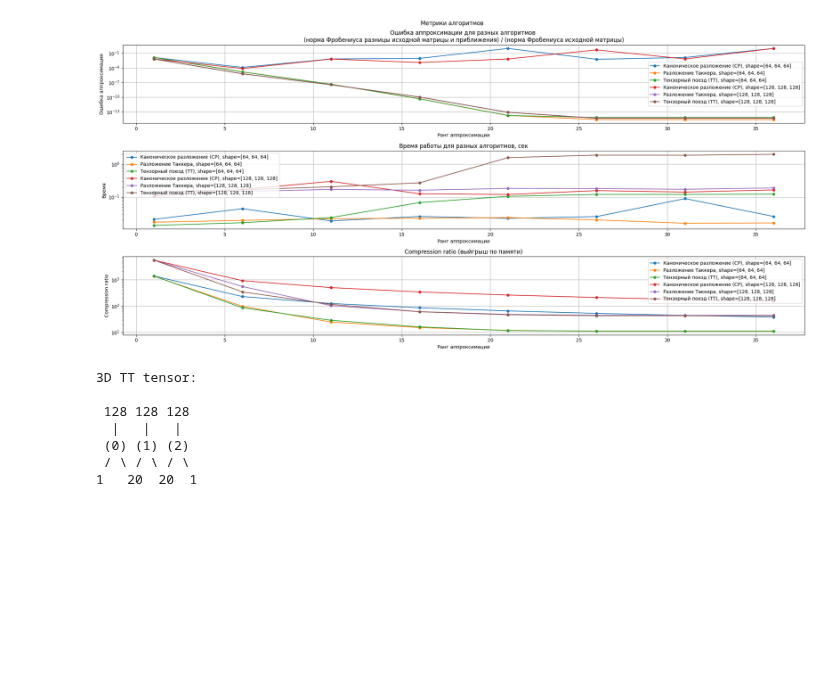
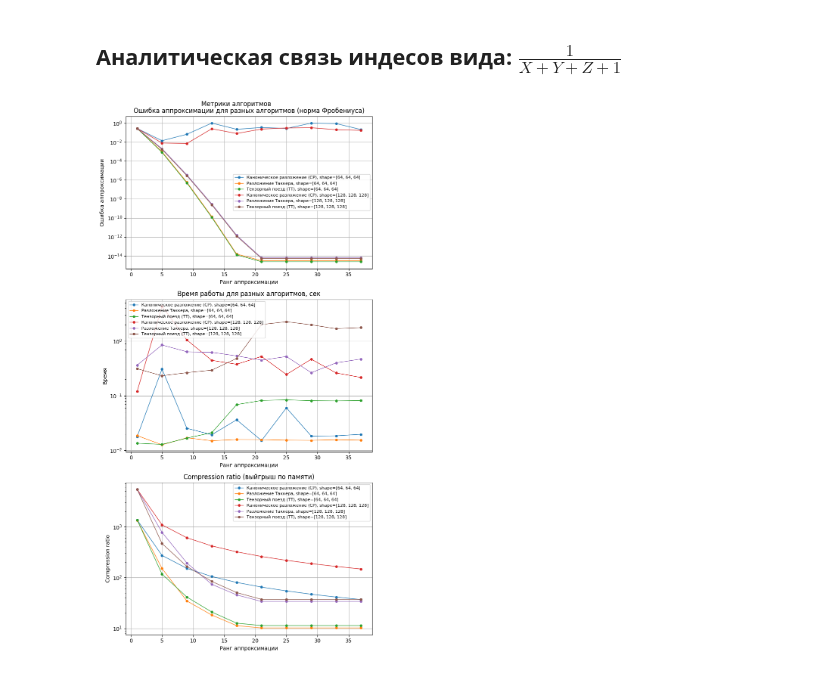
Before and after one commit to ol3gka/AI_Masters_NLA_projects_Matrix_Masters, a Jupyter notebook: Project_2/project_2.ipynb, the cells around one changed output. Saved outputs shown, nothing was run; the diff lists cells and outputs as text; code cells hidden in the pictures; blank space fills up the shorter version.

```diff
--- a/Project_2/project_2.ipynb
+++ b/Project_2/project_2.ipynb
@@ -39,15 +115,17 @@ print(f'{(time.time() - start):.2f}', 's')
+# %% [markdown]
+## Аналитическая связь индесов вида: $ \frac{1}{X + Y + Z + 1}$
 # %%
 shapes = [64, 128] # исследуем алгоритмы на равносторонних тензорах
 R = 40 # максимальный ранг аппроксимации
 
-fig, ax = plt.subplots(3, 1, figsize=(7*3, 10))
+fig, ax = plt.subplots(3, 1, figsize=(3*2.5, 15))
 for i, shape in enumerate(shapes):
   # инициализируем матрицы
   X, Y, Z = np.meshgrid(range(shape), range(shape), range(shape))
-  #full = torch.Tensor(1. / (X + Y + Z + 1))  # аналитическая связь индесов
-  full = torch.Tensor(np.sqrt(np.sqrt(X)*(Y+Z) + Y*Z**2)*(X + np.sin(Y)*np.cos(Z)))  # Some analytical 3D function
+  full = torch.Tensor(1. / (X + Y + Z + 1))  # вариант аналитической связь индесов
+  # full = torch.Tensor(np.sqrt(np.sqrt(X)*(Y+Z) + Y*Z**2)*(X + np.sin(Y)*np.cos(Z)))  # вариант аналитической связь индесов
   # список рангов для малоранговой аппроксимации
-  rank_range = np.arange(1, R, 5)
+  rank_range = np.arange(1, R, 4)
 
   # БЛОК АЛГОРИТМОВ
   approximation_error = {}
@@ -68,61 +146,50 @@ for i, shape in enumerate(shapes):
       elif algo == "Тензорный поезд (TT)":
         ranks_tt = r
       start = time.time()
-      t  = tn.Tensor(full, ranks_cp=ranks_cp, ranks_tucker=ranks_tucker, ranks_tt=ranks_tt, verbose=False, tol=1e-5, max_iter=50)
+      t  = tn.Tensor(full, ranks_cp=ranks_cp, ranks_tucker=ranks_tucker, ranks_tt=ranks_tt, verbose=False, tol=1e-5, max_iter=100)
       end = time.time()
-
       error_array.append(torch.norm(t.torch() - full).item() / torch.norm(full).item())
       time_array.append(end - start)
       compression_array.append(full.numel() / t.numcoef())
-
     approximation_error[algo] = error_array
     time_dict[algo] = time_array
     compression_ratio[algo] = compression_array
     # print('Compression ratio: {}/{} = {:g}'.format(full.numel(), t.numel(), full.numel() / t.numel()))
     # t.numel: Returns the total number of elements in the input tensor.
 
   # БЛОК РИСОВАНИЯ
+  print()
   fig.suptitle("Метрики алгоритмов")
-
-  ax[0].set_title("Ошибка аппроксимации для разных алгоритмов \n(норма Фробениуса разницы исходной матрицы и приближения) / (норма Фробениуса исходной матрицы)")
+  ax[0].set_title("Ошибка аппроксимации для разных алгоритмов (норма Фробениуса)")
   for algo, _error in approximation_error.items():
-    ax[0].plot(rank_range, _error, label=f"{algo}, shape=[{shape}, {shape}, {shape}]", marker='o', markersize=5, linestyle='-')
+    ax[0].plot(rank_range, _error, label=f"{algo}, shape=[{shape}, {shape}, {shape}]", marker='o', markersize=4, linestyle='-', linewidth=1)
   ax[0].set_yscale('log')
   ax[0].set_xlabel("Ранг аппроксимации")
   ax[0].set_ylabel("Ошибка аппроксимации")
-  ax[0].legend(loc='best')
+  ax[0].legend(loc='best', fontsize=8)
   ax[0].grid(True, axis='both')
 
   ax[1].set_title("Время работы для разных алгоритмов, сек")
   for algo, _time in time_dict.items():
-    ax[1].plot(rank_range, _time, label=f"{algo}, shape=[{shape}, {shape}, {shape}]", marker='o', markersize=5, linestyle='-')
+    ax[1].plot(rank_range, _time, label=f"{algo}, shape=[{shape}, {shape}, {shape}]", marker='o', markersize=4, linestyle='-', linewidth=1)
   ax[1].set_yscale('log')
   ax[1].set_xlabel("Ранг аппроксимации")
   ax[1].set_ylabel("Время")
-  ax[1].legend(loc='best')
+  ax[1].legend(loc='best', fontsize=8)
   ax[1].grid(True, axis='both')
 
   ax[2].set_title("Compression ratio (выйгрыш по памяти)")
   for algo, _c_ratio in compression_ratio.items():
-    ax[2].plot(rank_range, _c_ratio, label=f"{algo}, shape=[{shape}, {shape}, {shape}]", marker='o', markersize=5, linestyle='-')
+    ax[2].plot(rank_range, _c_ratio, label=f"{algo}, shape=[{shape}, {shape}, {shape}]", marker='o', markersize=4, linestyle='-', linewidth=1)
   ax[2].set_yscale('log')
   ax[2].set_xlabel("Ранг аппроксимации")
   ax[2].set_ylabel("Compression ratio")
-  ax[2].legend(loc='best')
+  ax[2].legend(loc='best', fontsize=8)
   ax[2].grid(True, axis='both')
+
 
 fig.tight_layout()
 plt.show()
-fig.savefig('full_figure.png')
+fig.savefig('full_figure_2.png')
 # %% [output]
-[figure, old version]
+[figure, new version]
-# %%
-t
-# %% [output]
-3D TT tensor:
-
- 128 128 128
-  |   |   |
- (0) (1) (2)
- / \ / \ / \
-1   20  20  1
```
Also changed, not shown: parts of 9 cells of this notebook.
